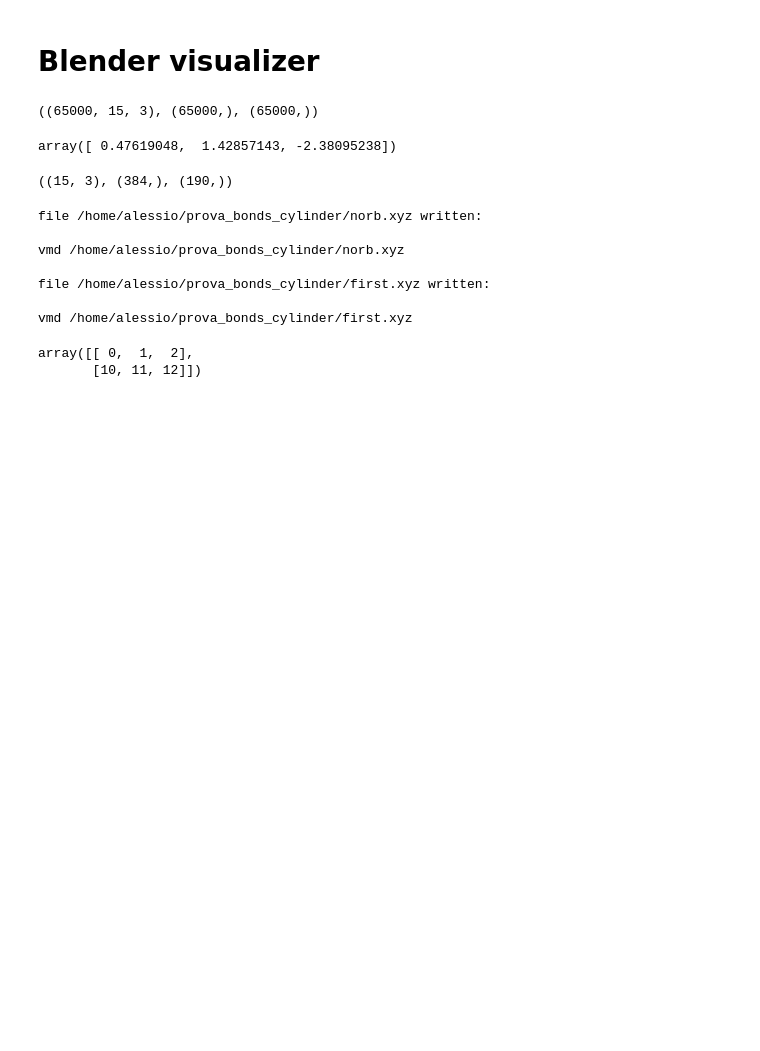
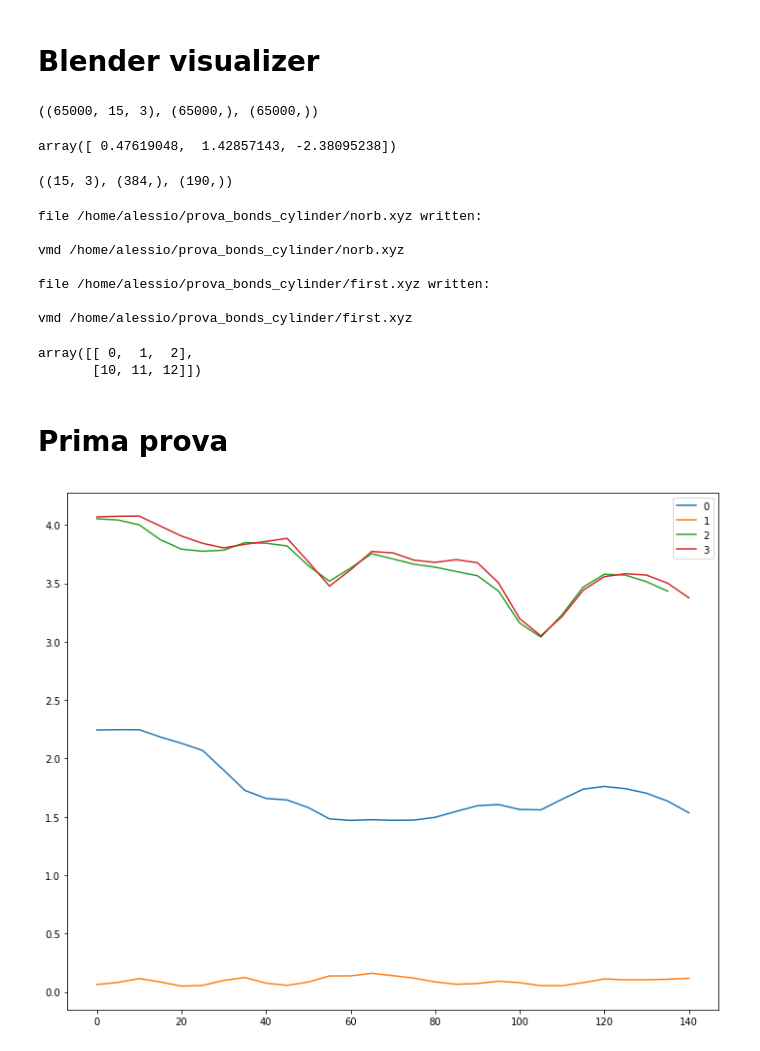
Before and after one commit to acuzzio/GridQuantumPropagator, a Jupyter notebook: Scripts/Between_bonds_paper.ipynb, the cells around one changed output. Drawn from its saved outputs; the diff is of its cells as text; code cells hidden in the pictures; blank space fills up the shorter version.

```diff
--- a/Scripts/Between_bonds_paper.ipynb
+++ b/Scripts/Between_bonds_paper.ipynb
@@ -132,3 +132,20 @@ np.stack((a,b))
 # %% [output]
 array([[ 0,  1,  2],
        [10, 11, 12]])
+# %% [markdown]
+# Prima prova
+# %%
+folddat = '/home/alessio/prova_bonds_cylinder/graphs'
+files_dat = glob.glob(folddat + '/*.dat')
+
+data = [ np.loadtxt(i) for i in files_dat ]
+
+fig, ax0 = plt.subplots(1,1,figsize = (10,8))
+
+for i, this_data in enumerate(data):
+    ax0.plot(this_data[:,0],this_data[:,1], label='{}'.format(i))
+
+ax0.legend()
+fig.tight_layout()
+# %% [output]
+[figure, added]
```
Also changed, not shown: parts of 1 cell of this notebook, 3 other files.
